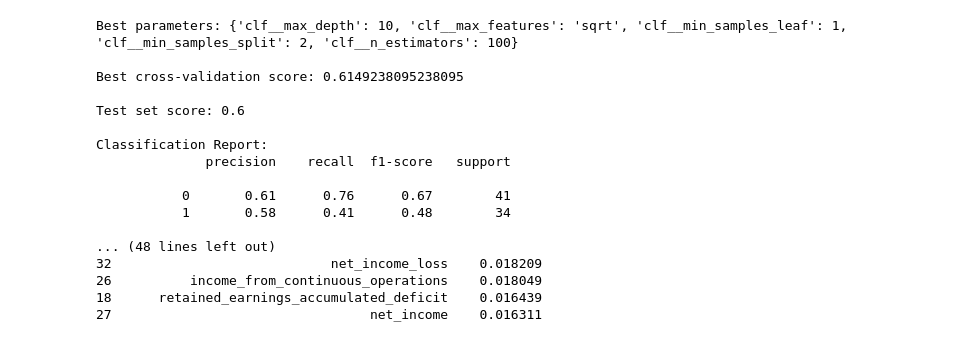
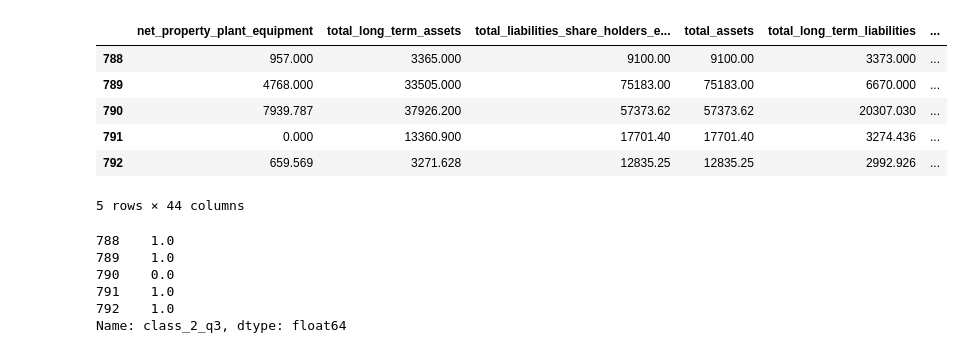
Before and after one commit to micmurawski/sp500, a Jupyter notebook: winners_losers.ipynb, the cells around one changed output. Saved outputs shown, nothing was run; the diff lists cells and outputs as text; code cells hidden in the pictures.

```diff
--- a/winners_losers.ipynb
+++ b/winners_losers.ipynb
@@ -54,39 +0,0 @@ res = grid_search.fit(X_train, Y_train)
-# %%
-from sklearn.metrics import classification_report, confusion_matrix
-best_model = grid_search.best_estimator_
-y_pred = best_model.predict(X_test)
-
-print("\nBest parameters:", grid_search.best_params_)
-print("\nBest cross-validation score:", grid_search.best_score_)
-print("\nTest set score:", best_model.score(X_test, Y_test))
-print("\nClassification Report:")
-print(classification_report(Y_test, y_pred))
-print("\nConfusion Matrix:")
-print(confusion_matrix(Y_test, y_pred))
-
-feature_importance = pd.DataFrame({
-    'feature': X_train.columns,
-    'importance': best_model.named_steps['clf'].feature_importances_
-})
-feature_importance = feature_importance.sort_values('importance', ascending=False)
-
-print("\nFeature Importances:")
-print(feature_importance)
-# %% [output]
-Best parameters: {'clf__max_depth': 10, 'clf__max_features': 'sqrt', 'clf__min_samples_leaf': 1, 'clf__min_samples_split': 2, 'clf__n_estimators': 100}
-
-Best cross-validation score: 0.6149238095238095
-
-Test set score: 0.6
-
-Classification Report:
-              precision    recall  f1-score   support
-
-           0       0.61      0.76      0.67        41
-           1       0.58      0.41      0.48        34
-
-... (48 lines left out)
-32                            net_income_loss    0.018209
-26          income_from_continuous_operations    0.018049
-18      retained_earnings_accumulated_deficit    0.016439
-27                                 net_income    0.016311
@@ -92,0 +113,25 @@ Classification Report:
+# %%
+df = pd.read_csv("sp500/data_xy.csv")
+df = df.drop(columns=["quarter", "ticker"])
+df = df.dropna(subset='log_return_q3')
+df = df.fillna(0.0)
+Y = df['class_2_q3']
+X = df[selected_features]
+X.head()
+# %% [output]
+|  | net_property_plant_equipment | total_long_term_assets | total_liabilities_share_holders_e... | total_assets | total_long_term_liabilities | ... |
+| 788 | 957.000 | 3365.000 | 9100.00 | 9100.00 | 3373.000 | ... |
+| 789 | 4768.000 | 33505.000 | 75183.00 | 75183.00 | 6670.000 | ... |
+| 790 | 7939.787 | 37926.200 | 57373.62 | 57373.62 | 20307.030 | ... |
+| 791 | 0.000 | 13360.900 | 17701.40 | 17701.40 | 3274.436 | ... |
+| 792 | 659.569 | 3271.628 | 12835.25 | 12835.25 | 2992.926 | ... |
+5 rows × 44 columns
+# %%
+Y.head()
+# %% [output]
+788    1.0
+789    1.0
+790    0.0
+791    1.0
+792    1.0
+Name: class_2_q3, dtype: float64
```
Also changed, not shown: parts of 7 cells of this notebook, 9 other files.
